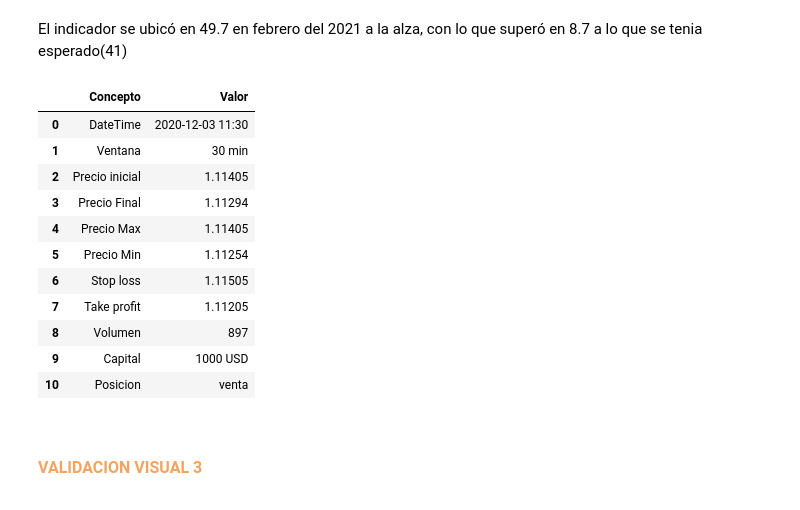
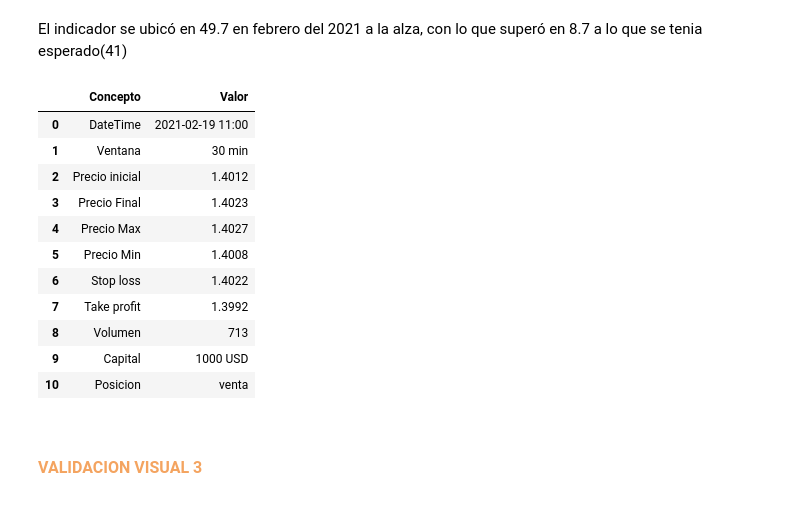
Before and after one commit to Sofiagarciaif/MyST_Proyecto_Final, a Jupyter notebook: notebook.ipynb, the cells around one changed output. Saved outputs shown, nothing was run; the diff lists cells and outputs as text; code cells hidden in the pictures.

```diff
--- a/notebook.ipynb
+++ b/notebook.ipynb
@@ -180,24 +174,24 @@ PMI_EJ2
 # %% [markdown]
 El indicador se ubicó en 49.7 en febrero del 2021 a la alza, con lo que superó en 8.7 a lo que se tenia esperado(41)
 # %%
-fecha, tipo = "2020-12-03 11:30", 'venta'
-inicial,final = 1.11405, 1.11294
-maxi, mini = 1.11405,1.11254
+fecha, tipo = "2021-02-19 11:00", 'venta'
+inicial,final = 1.4012, 1.4023
+maxi, mini = 1.4027,1.4008
 profit, loss = 20, 10
 volumen = 200
 
 fn.operacion(p_inicial=inicial, p_final=final, p_max=maxi,p_min=mini, tipo=tipo, t_profit=profit, s_loss=loss, fecha_hora=fecha)
 # %% [output]
 |  | Concepto | Valor |
-| 0 | DateTime | 2020-12-03 11:30 |
+| 0 | DateTime | 2021-02-19 11:00 |
 | 1 | Ventana | 30 min |
-| 2 | Precio inicial | 1.11405 |
-| 3 | Precio Final | 1.11294 |
-| 4 | Precio Max | 1.11405 |
-| 5 | Precio Min | 1.11254 |
-| 6 | Stop loss | 1.11505 |
-| 7 | Take profit | 1.11205 |
-| 8 | Volumen | 897 |
+| 2 | Precio inicial | 1.4012 |
+| 3 | Precio Final | 1.4023 |
+| 4 | Precio Max | 1.4027 |
+| 5 | Precio Min | 1.4008 |
+| 6 | Stop loss | 1.4022 |
+| 7 | Take profit | 1.3992 |
+| 8 | Volumen | 713 |
 | 9 | Capital | 1000 USD |
 | 10 | Posicion | venta |
 # %% [markdown]
```
Also changed, not shown: parts of 6 cells of this notebook.
